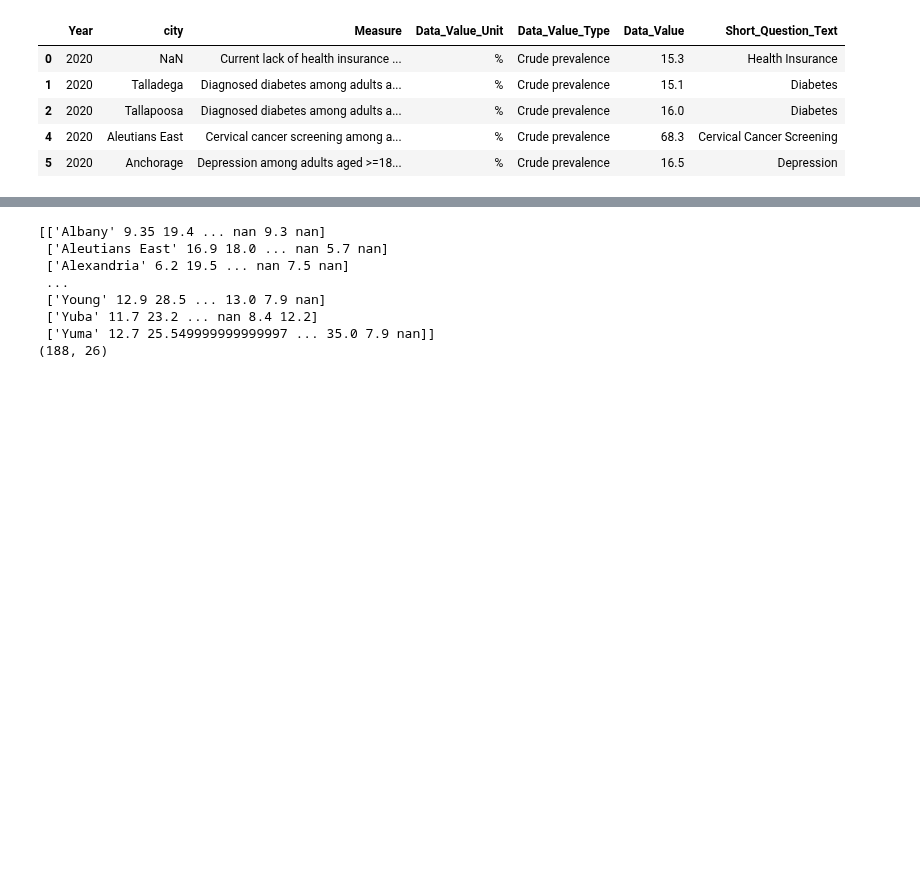
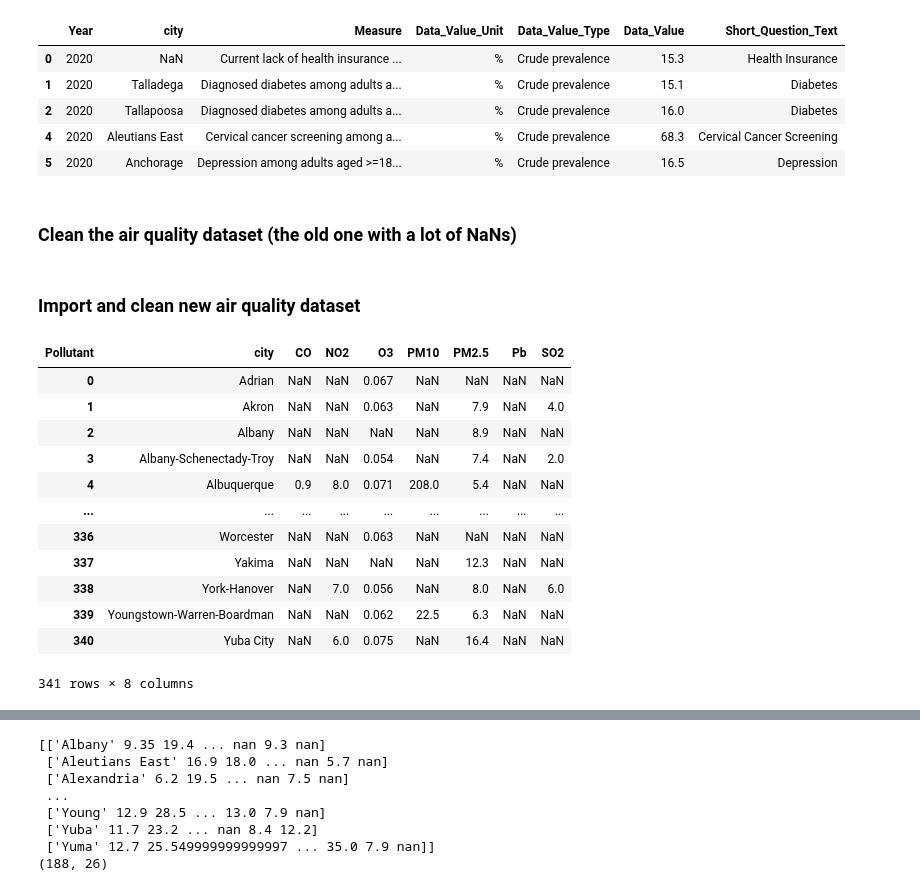
Before and after one commit to filoooooonov/pse-project, a Jupyter notebook: project.ipynb, the cells around one changed output, grey strips where cells are left out. Cells and saved outputs as stored; diff of their text form; code cells hidden in the pictures; blank space fills up the shorter version.

Commit message:
Merge with the new dataset

```diff
--- a/project.ipynb
+++ b/project.ipynb
@@ -61,6 +63,8 @@ Number of unique measures: 30
 | 2 | 2020 | Tallapoosa | Diagnosed diabetes among adults a... | % | Crude prevalence | 16.0 | Diabetes |
 | 4 | 2020 | Aleutians East | Cervical cancer screening among a... | % | Crude prevalence | 68.3 | Cervical Cancer Screening |
 | 5 | 2020 | Anchorage | Depression among adults aged >=18... | % | Crude prevalence | 16.5 | Depression |
+# %% [markdown]
+### Clean the air quality dataset (the old one with a lot of NaNs)
 # %%
 airdf = pd.read_excel("who_ambient_air_quality_database_version_2024_(v6.1).xlsx", sheet_name="Update 2024 (V6.1)")
 
@@ -76,6 +80,43 @@ airdf['city'] = airdf['city'].str.split(' ').str[0]
 
 # Leave only year 2020
 airdf = airdf[airdf['year'] == 2019.0]
+# %% [markdown]
+### Import and clean new air quality dataset
+# %%
+airdf = pd.read_excel("air_quality_data_edited.xlsx")
+
+
+airdf = airdf.drop(airdf.columns[0], axis=1)
+airdf = airdf.rename(columns={'Core Based Statistical Area': 'city'})
+airdf = airdf.iloc[:1018][['city', 'Pollutant', 2020]]
+
+airdf['city'] = airdf['city'].fillna(method='ffill')
+
+airdf = airdf.pivot_table(
+    index='city',
+    columns='Pollutant',
+    values=2020,
+    aggfunc='first'
+)
+
+airdf = airdf.reset_index()
+airdf['city'] = airdf['city'].str.split(', ').str[0]
+
+airdf
+# %% [output]
+| Pollutant | city | CO | NO2 | O3 | PM10 | PM2.5 | Pb | SO2 |
+| 0 | Adrian | NaN | NaN | 0.067 | NaN | NaN | NaN | NaN |
+| 1 | Akron | NaN | NaN | 0.063 | NaN | 7.9 | NaN | 4.0 |
+| 2 | Albany | NaN | NaN | NaN | NaN | 8.9 | NaN | NaN |
+| 3 | Albany-Schenectady-Troy | NaN | NaN | 0.054 | NaN | 7.4 | NaN | 2.0 |
+| 4 | Albuquerque | 0.9 | 8.0 | 0.071 | 208.0 | 5.4 | NaN | NaN |
+| ... | ... | ... | ... | ... | ... | ... | ... | ... |
+| 336 | Worcester | NaN | NaN | 0.063 | NaN | NaN | NaN | NaN |
+| 337 | Yakima | NaN | NaN | NaN | NaN | 12.3 | NaN | NaN |
+| 338 | York-Hanover | NaN | 7.0 | 0.056 | NaN | 8.0 | NaN | 6.0 |
+| 339 | Youngstown-Warren-Boardman | NaN | NaN | 0.062 | 22.5 | 6.3 | NaN | NaN |
+| 340 | Yuba City | NaN | 6.0 | 0.075 | NaN | 16.4 | NaN | NaN |
+341 rows × 8 columns
 # %%
 def find_best_match_city(city, citylist, threshold=80):
     best_match, score = process.extractOne(city, citylist)
```
Also changed, not shown: parts of 4 cells of this notebook, 2 other files.
